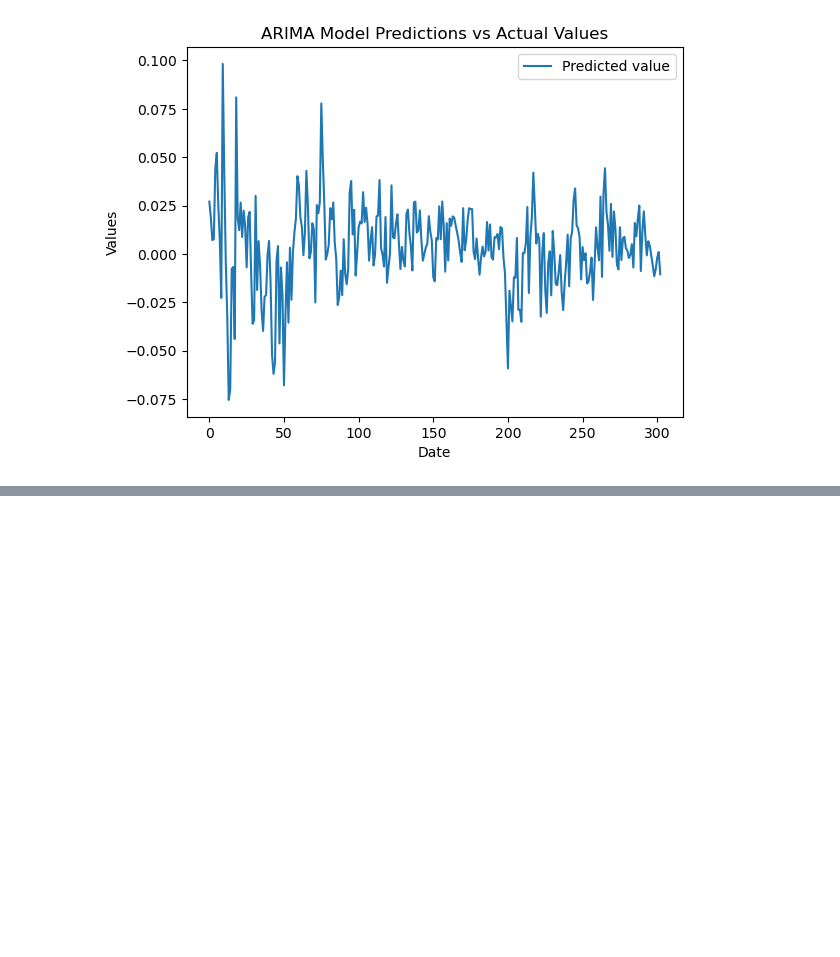
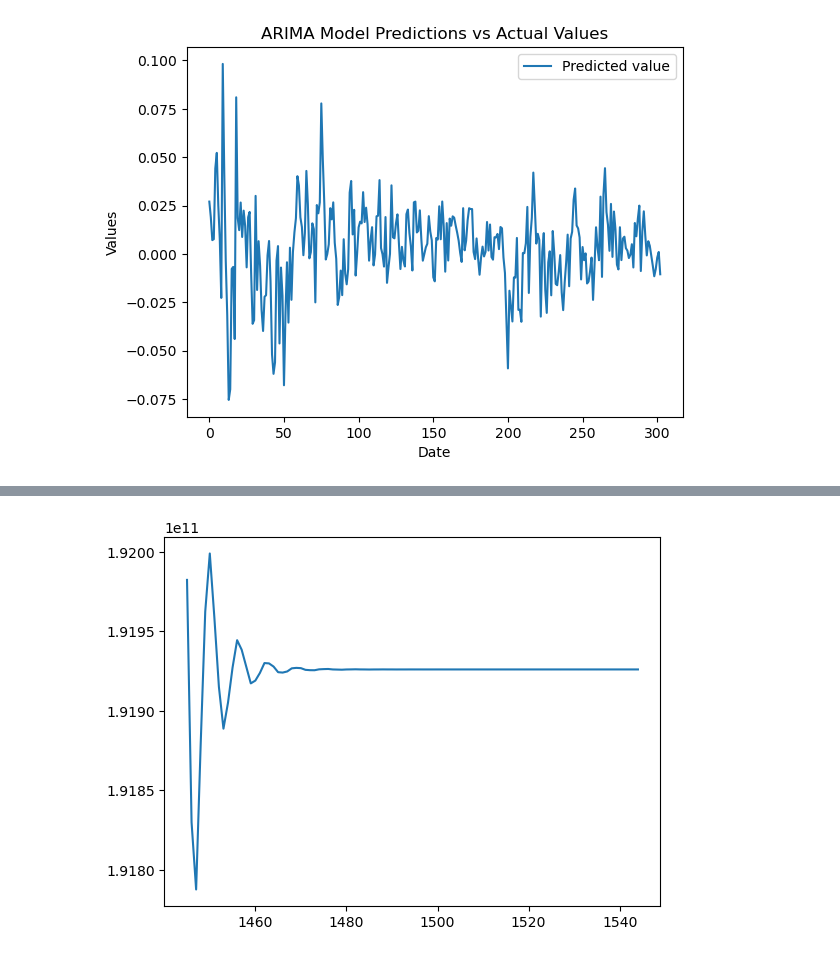
Before and after one commit to paulfav/ts_forecasting, a Jupyter notebook: ARMA_ARRIMA.ipynb, the cells around one changed output, grey strips where cells are left out. Cells and saved outputs as stored; diff of their text form; code cells hidden in the pictures; blank space fills up the shorter version.

```diff
--- a/ARMA_ARRIMA.ipynb
+++ b/ARMA_ARRIMA.ipynb
@@ -33,0 +50,26 @@ display(data)
+# %%
+import pmdarima as pm
+trainwindow = 600
+test = 150
+ts = data['perf'].dropna().to_numpy()
+# Fit the ARIMA model
+model = pm.auto_arima(ts[:600], start_p=2, start_q=2, max_p=3, max_q=3, m=1, start_P=0, seasonal=False, d=None, D=None, trace=True, error_action='ignore', suppress_warnings=True, stepwise=True)
+
+# Display the model summary
+print(model.summary())
+
+# Get the optimal parameters
+order = model.order
+seasonal_order = model.seasonal_order
+
+# Display the optimal parameters
+print("Optimal ARIMA Order:", order)
+print("Optimal Seasonal Order:", seasonal_order)
+
+# Get the fitting coefficients
+coefficients = model.params()
+
+# Display the fitting coefficients
+print("Fitting Coefficients:")
+for i, coef in enumerate(coefficients):
+    print(f"ARIMA({order[0]},{order[1]},{order[2]}) - Coefficient {i+1}: {coef}")
@@ -196,0 +316,7 @@ pd.read_csv("MSE_1d_pred_ARIMA.csv")
+# %%
+import matplotlib.pyplot as plt
+
+plt.plot(model_fit.forecast(steps=100))
+plt.show()
+# %% [output]
+[figure, added]
```
Also changed, not shown: parts of 7 cells of this notebook, 12 other files.
